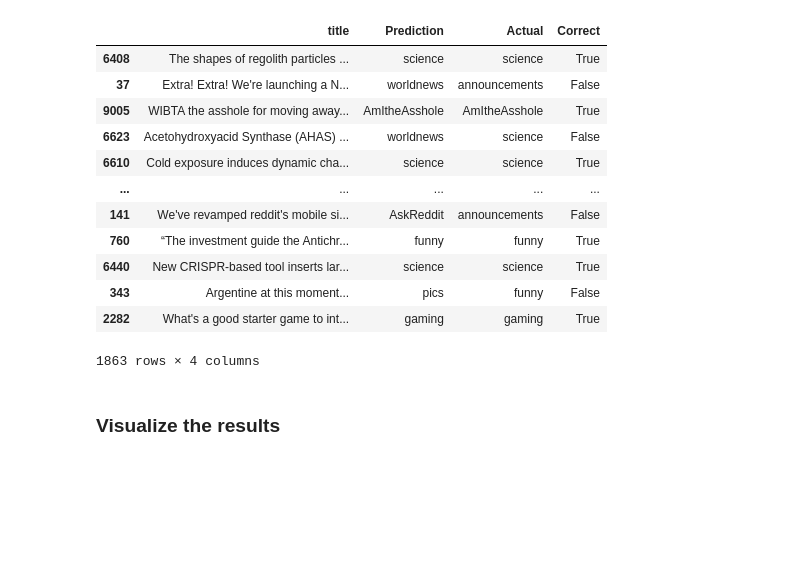
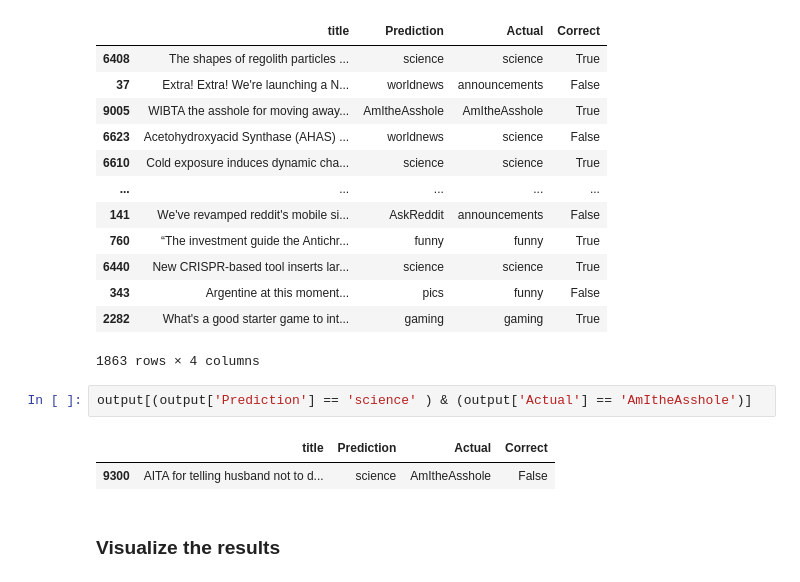
Before and after one commit to rainonej/Reddit-Projects, a Jupyter notebook: Subreddit Prediction.ipynb, the cells around one changed output. Saved outputs shown, nothing was run; the diff lists cells and outputs as text; blank space fills up the shorter version.

```diff
--- a/Subreddit Prediction.ipynb
+++ b/Subreddit Prediction.ipynb
@@ -167,5 +173,10 @@ output
 | 343 | Argentine at this moment... | pics | funny | False |
 | 2282 | What's a good starter game to int... | gaming | gaming | True |
 1863 rows × 4 columns
+# %%
+output[(output['Prediction'] == 'science' ) & (output['Actual'] == 'AmItheAsshole')]
+# %% [output]
+|  | title | Prediction | Actual | Correct |
+| 9300 | AITA for telling husband not to d... | science | AmItheAsshole | False |
 # %% [markdown]
 ### Visualize the results
```
Also changed, not shown: parts of 10 cells of this notebook.
